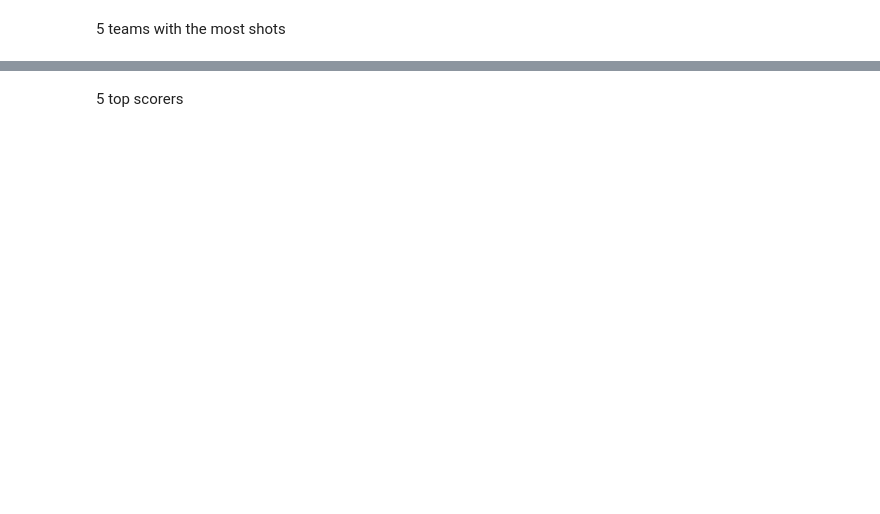
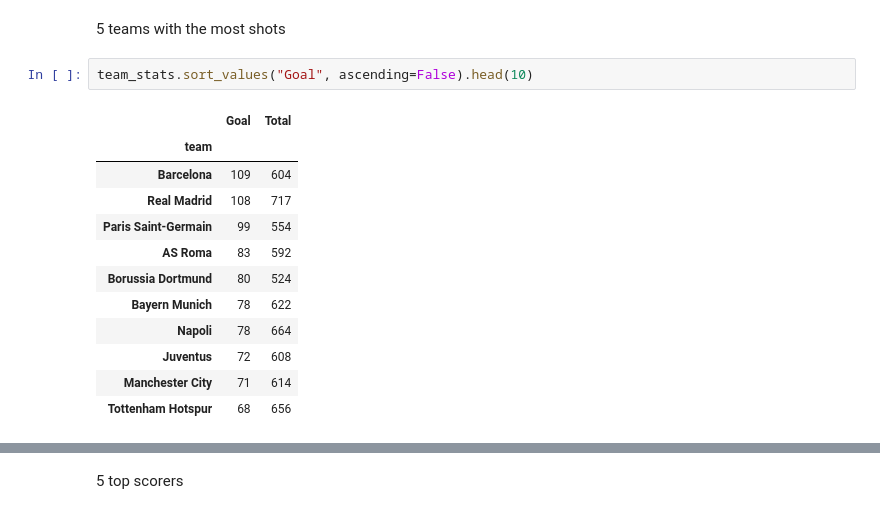
Before and after one commit to kaspar-soukup/expected_goals, a Jupyter notebook: Expected-Goals/notebooks/EDA.ipynb, the cells around one changed output, grey strips where cells are left out. Saved outputs shown, nothing was run; the diff lists cells and outputs as text; blank space fills up the shorter version.

```diff
--- a/Expected-Goals/notebooks/EDA.ipynb
+++ b/Expected-Goals/notebooks/EDA.ipynb
@@ -187,5 +196,20 @@ football["location"][0], football["shot_freeze_frame"][0]
 # %% [markdown]
 5 teams with the most shots
+# %%
+team_stats.sort_values("Goal", ascending=False).head(10)
+# %% [output]
+|  | Goal | Total |
+| team |  |  |
+| Barcelona | 109 | 604 |
+| Real Madrid | 108 | 717 |
+| Paris Saint-Germain | 99 | 554 |
+| AS Roma | 83 | 592 |
+| Borussia Dortmund | 80 | 524 |
+| Bayern Munich | 78 | 622 |
+| Napoli | 78 | 664 |
+| Juventus | 72 | 608 |
+| Manchester City | 71 | 614 |
+| Tottenham Hotspur | 68 | 656 |
 # %%
 team_stats = football.assign(
     Goal=lambda d: (d.shot_outcome == "Goal").astype(int),
```
Also changed, not shown: parts of 7 cells of this notebook, 1 other file.
